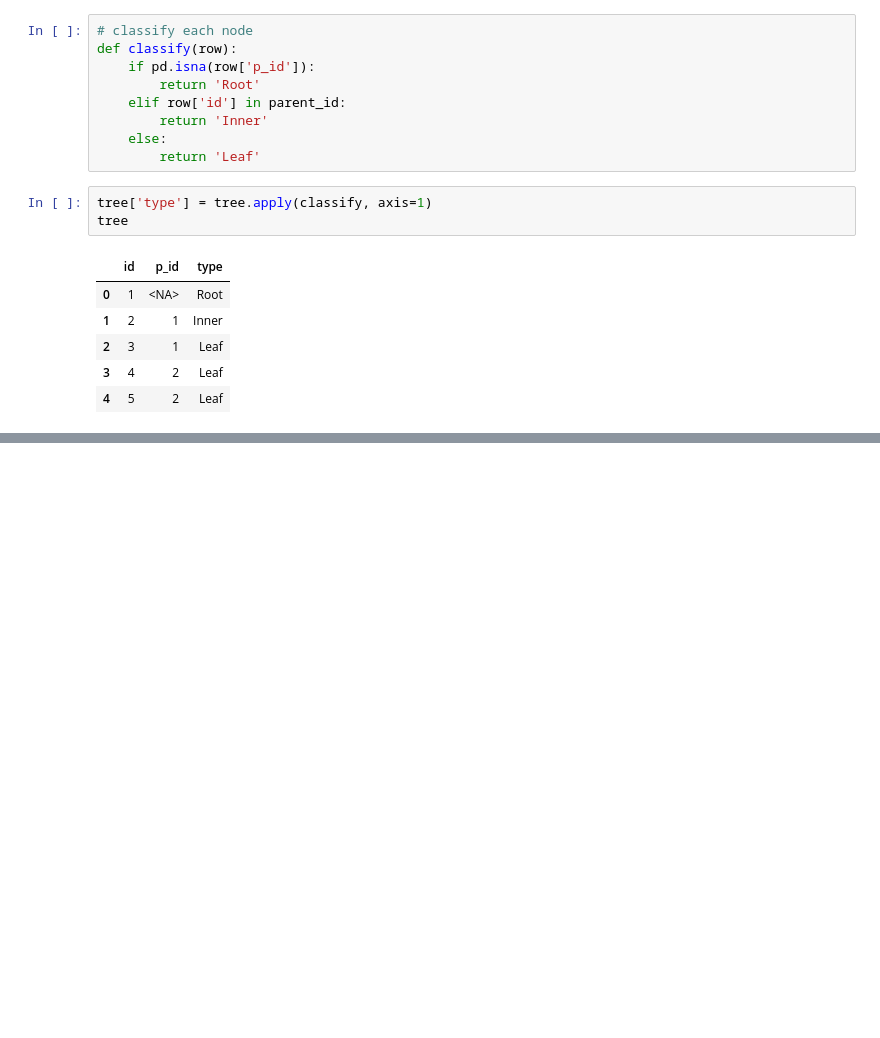
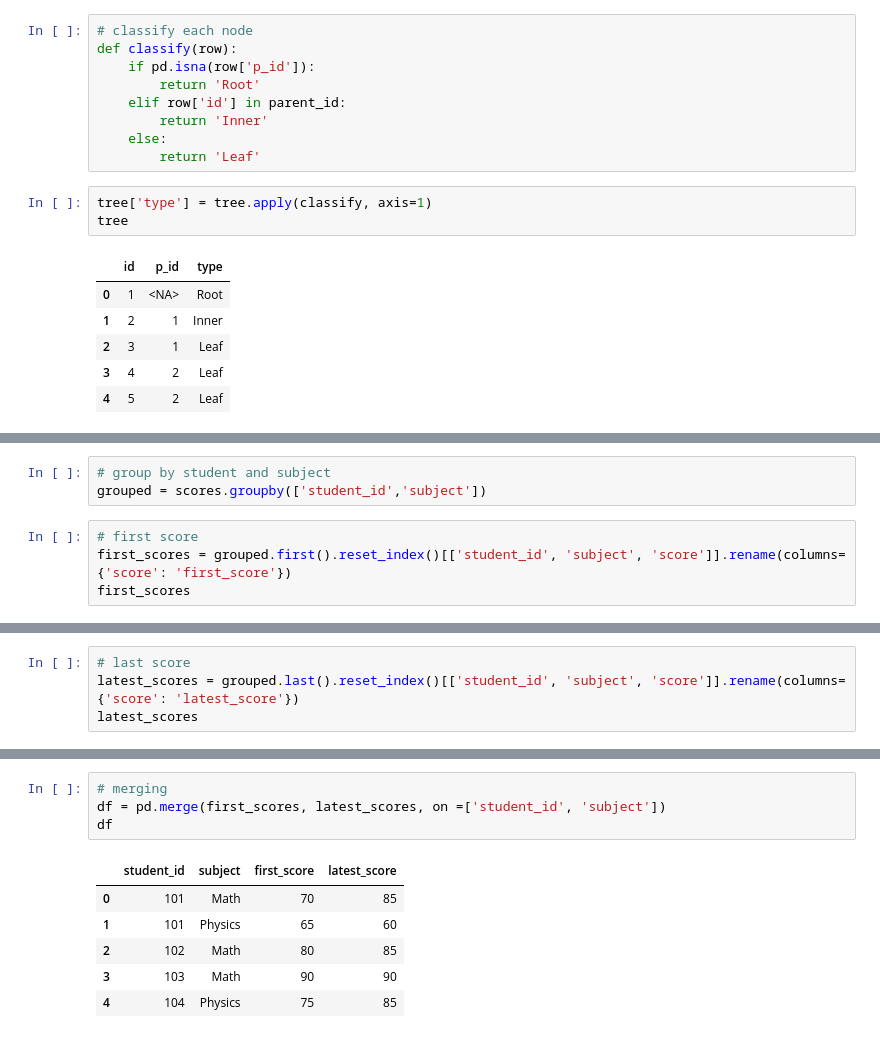
Before and after one commit to Swap-20/Leetcode-Pandas, a Jupyter notebook: Leetcode_Pandas.ipynb, the cells around one changed output, grey strips where cells are left out. Cells and saved outputs as stored; diff of their text form; blank space fills up the shorter version.

```diff
--- a/Leetcode_Pandas.ipynb
+++ b/Leetcode_Pandas.ipynb
@@ -1463,0 +1509,7 @@ tree
+# %%
+# group by student and subject
+grouped = scores.groupby(['student_id','subject'])
+# %%
+# first score
+first_scores = grouped.first().reset_index()[['student_id', 'subject', 'score']].rename(columns={'score': 'first_score'})
+first_scores
@@ -1463,0 +1523,4 @@ tree
+# %%
+# last score
+latest_scores = grouped.last().reset_index()[['student_id', 'subject', 'score']].rename(columns={'score': 'latest_score'})
+latest_scores
@@ -1463,0 +1534,11 @@ tree
+# %%
+# merging
+df = pd.merge(first_scores, latest_scores, on =['student_id', 'subject'])
+df
+# %% [output]
+|  | student_id | subject | first_score | latest_score |
+| 0 | 101 | Math | 70 | 85 |
+| 1 | 101 | Physics | 65 | 60 |
+| 2 | 102 | Math | 80 | 85 |
+| 3 | 103 | Math | 90 | 90 |
+| 4 | 104 | Physics | 75 | 85 |
```
Also changed, not shown: parts of 7 cells of this notebook.
